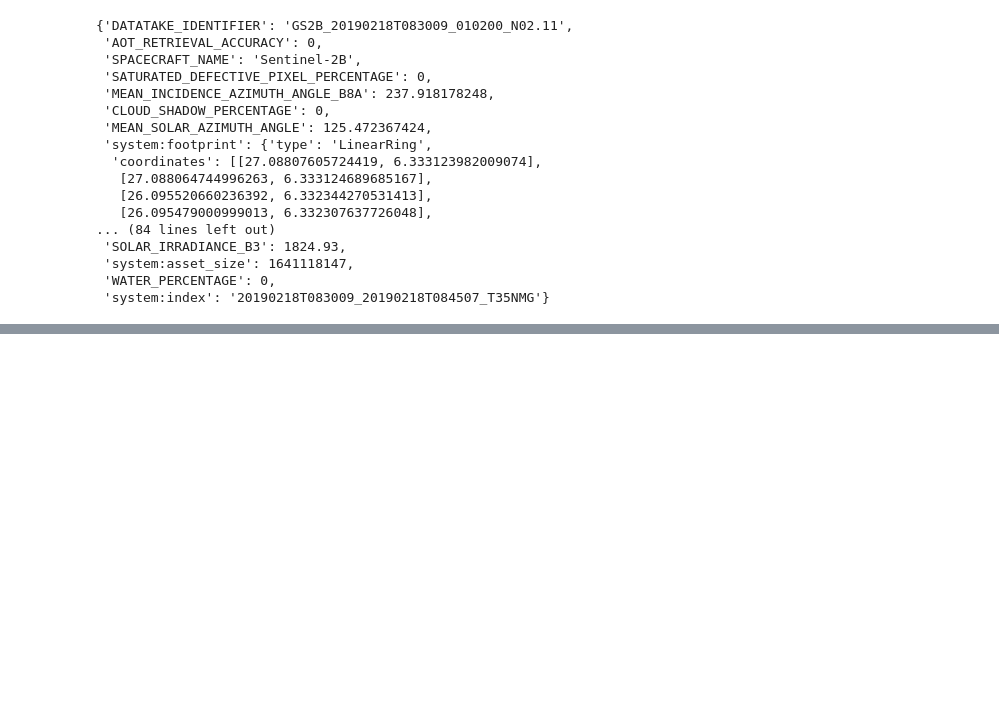
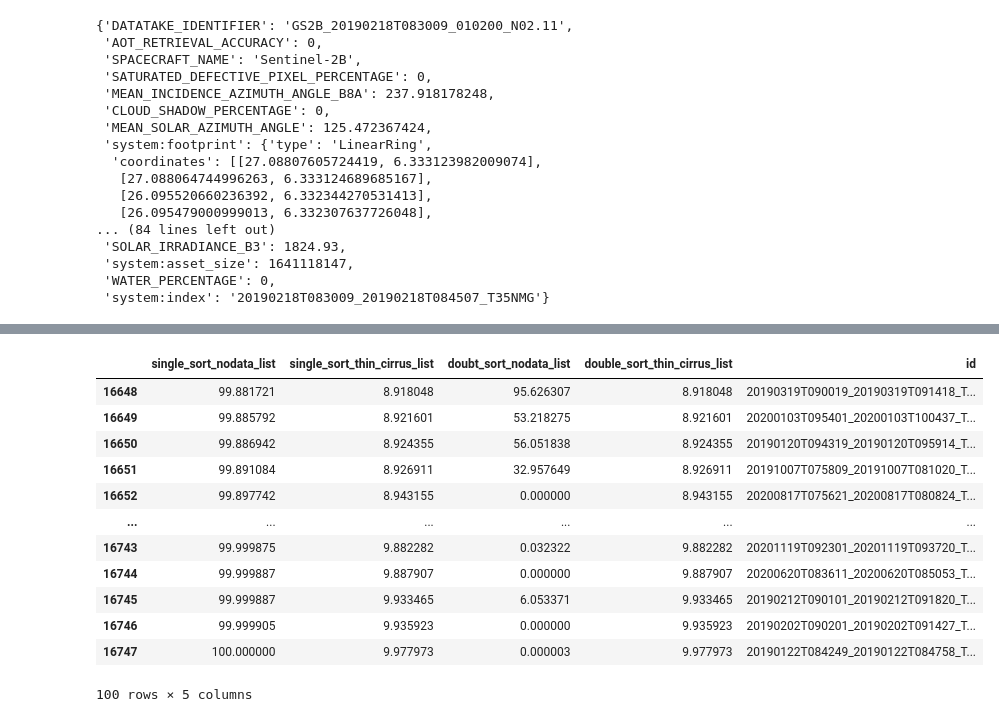
Before and after one commit to panopticonopolis/canopy-gis, a Jupyter notebook: google-earth-explore/s2cloudless/tutorial.ipynb, the cells around one changed output, grey strips where cells are left out. Cells and saved outputs as stored; diff of their text form; code cells hidden in the pictures; blank space fills up the shorter version.

```diff
--- a/google-earth-explore/s2cloudless/tutorial.ipynb
+++ b/google-earth-explore/s2cloudless/tutorial.ipynb
@@ -1103,0 +1130,17 @@ new_list_of_images.get(0).getInfo()["properties"]
+# %%
+pd.set_option('display.max_rows', 50)
+df.tail(100)
+# %% [output]
+|  | single_sort_nodata_list | single_sort_thin_cirrus_list | doubt_sort_nodata_list | double_sort_thin_cirrus_list | id |
+| 16648 | 99.881721 | 8.918048 | 95.626307 | 8.918048 | 20190319T090019_20190319T091418_T... |
+| 16649 | 99.885792 | 8.921601 | 53.218275 | 8.921601 | 20200103T095401_20200103T100437_T... |
+| 16650 | 99.886942 | 8.924355 | 56.051838 | 8.924355 | 20190120T094319_20190120T095914_T... |
+| 16651 | 99.891084 | 8.926911 | 32.957649 | 8.926911 | 20191007T075809_20191007T081020_T... |
+| 16652 | 99.897742 | 8.943155 | 0.000000 | 8.943155 | 20200817T075621_20200817T080824_T... |
+| ... | ... | ... | ... | ... | ... |
+| 16743 | 99.999875 | 9.882282 | 0.032322 | 9.882282 | 20201119T092301_20201119T093720_T... |
+| 16744 | 99.999887 | 9.887907 | 0.000000 | 9.887907 | 20200620T083611_20200620T085053_T... |
+| 16745 | 99.999887 | 9.933465 | 6.053371 | 9.933465 | 20190212T090101_20190212T091820_T... |
+| 16746 | 99.999905 | 9.935923 | 0.000000 | 9.935923 | 20190202T090201_20190202T091427_T... |
+| 16747 | 100.000000 | 9.977973 | 0.000003 | 9.977973 | 20190122T084249_20190122T084758_T... |
+100 rows × 5 columns
```
Also changed, not shown: parts of 14 cells of this notebook, 1 other file.
